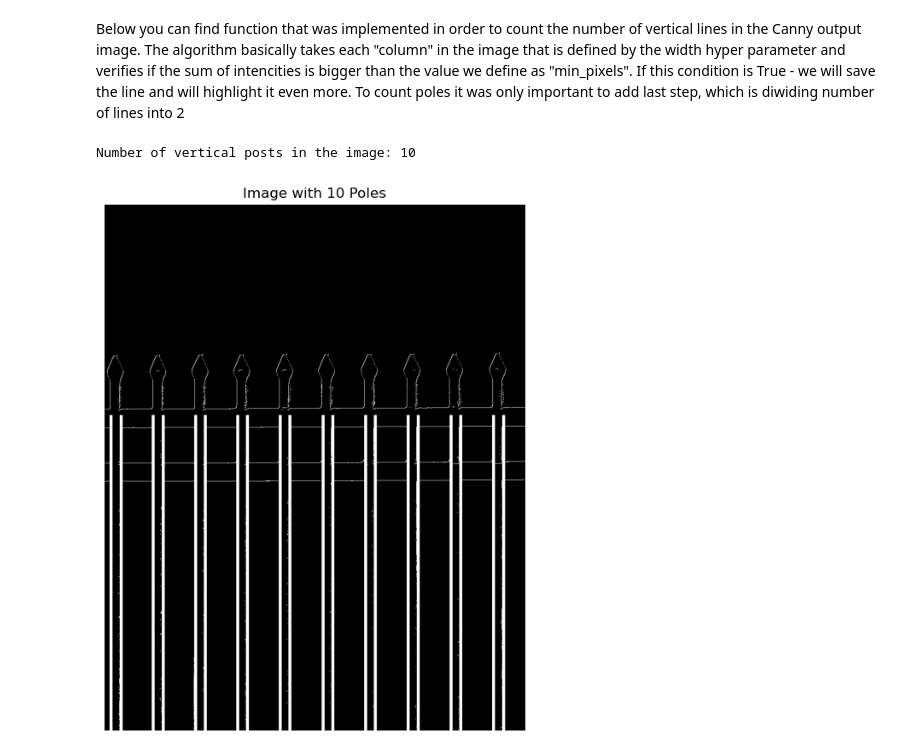
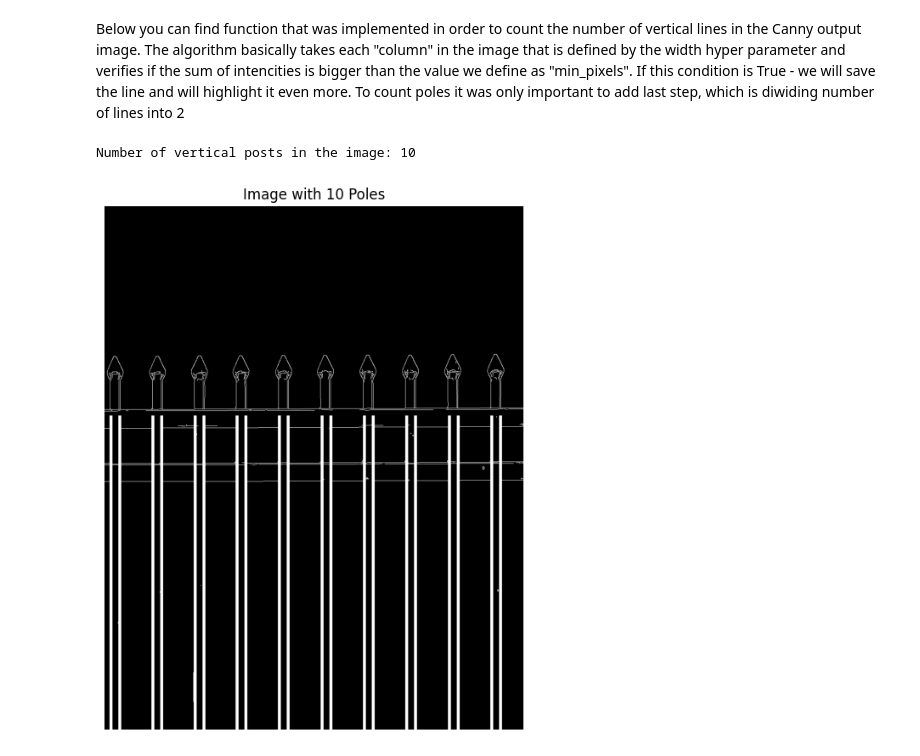
Before and after one commit to master-mbzuai/CV701, a Jupyter notebook: 02/code/task_1.ipynb, the cells around one changed output. Drawn from its saved outputs; the diff is of its cells as text; code cells hidden in the pictures.

```diff
--- a/02/code/task_1.ipynb
+++ b/02/code/task_1.ipynb
@@ -347,13 +326,48 @@ def count_posts(edge_image, min_pixels=300, col_width=7):
-# %%
-posts_count, image_with_lines = count_posts(canny)
-
-print(f'Number of vertical posts in the image: {posts_count}')
-
-plt.figure(figsize=(8, 8))
-plt.imshow(image_with_lines, cmap='gray')
-plt.title(f'Image with {posts_count} Poles')
-plt.axis('off')
-plt.show()
-# %% [output]
-Number of vertical posts in the image: 10
-[figure, removed]
+# %%
+def count_posts(edge_image, min_pixels=100, min_col_width=7):
+    lines = 0                   #lines is set to 0 to count the number of vertical lines found in the image
+    col = 0                     #col is used to iterate over columns of the edge_image
+    h = int(len(edge_image[0])) #height of the image
+    w = int(len(edge_image[1])) #width of th image
+
+    image_with_lines = edge_image.copy()
+
+    while col < w:
+        col_pixels = int(np.sum(edge_image[:, col]) / 255) #calculates the number of white pixels in the current column
+
+        if col_pixels > min_pixels:  #If True: Detect as a vertical line
+            lines += 1               #Increase the vertical line count
+
+            #Draw a thicker line to show the vertical line in the edge image
+            col_start = col
+            col_end = col + min_col_width
+            image_with_lines[500:1250, col_start:col_end] = 255  # Set the pixels to white for the line
+
+            col += min_col_width  #By incrementing col by min_col_width, the code skips over the width of the detected line before continuing to search for the next line.
+
+
+        col += 1 #increment col by 1 if the current column is not a post
+
+    posts = int(lines/2) #a post consists of two lines
+    return posts, image_with_lines
+
+# Example usage:
+# Load an example image and create an edge image (you may have your own edge detection process)
+image = cv2.imread('../images/fence.jpg', cv2.IMREAD_GRAYSCALE)
+edge_image = cv2.Canny(image, 100, 200)
+
+# Call the modified function to count lines and draw lines on the image
+posts_count, image_with_lines = count_posts(edge_image)
+
+# Display the result
+print(f'Number of vertical posts in the image: {posts_count}')
+
+# Display the image with drawn lines using plt.imshow
+plt.figure(figsize=(8, 8))
+plt.imshow(image_with_lines, cmap='gray')
+plt.title(f'Image with {posts_count} Poles')
+plt.axis('off')
+plt.show()
+# %% [output]
+Number of vertical posts in the image: 10
+[figure, added]
```
Also changed, not shown: parts of 3 cells of this notebook, 3 other files.
